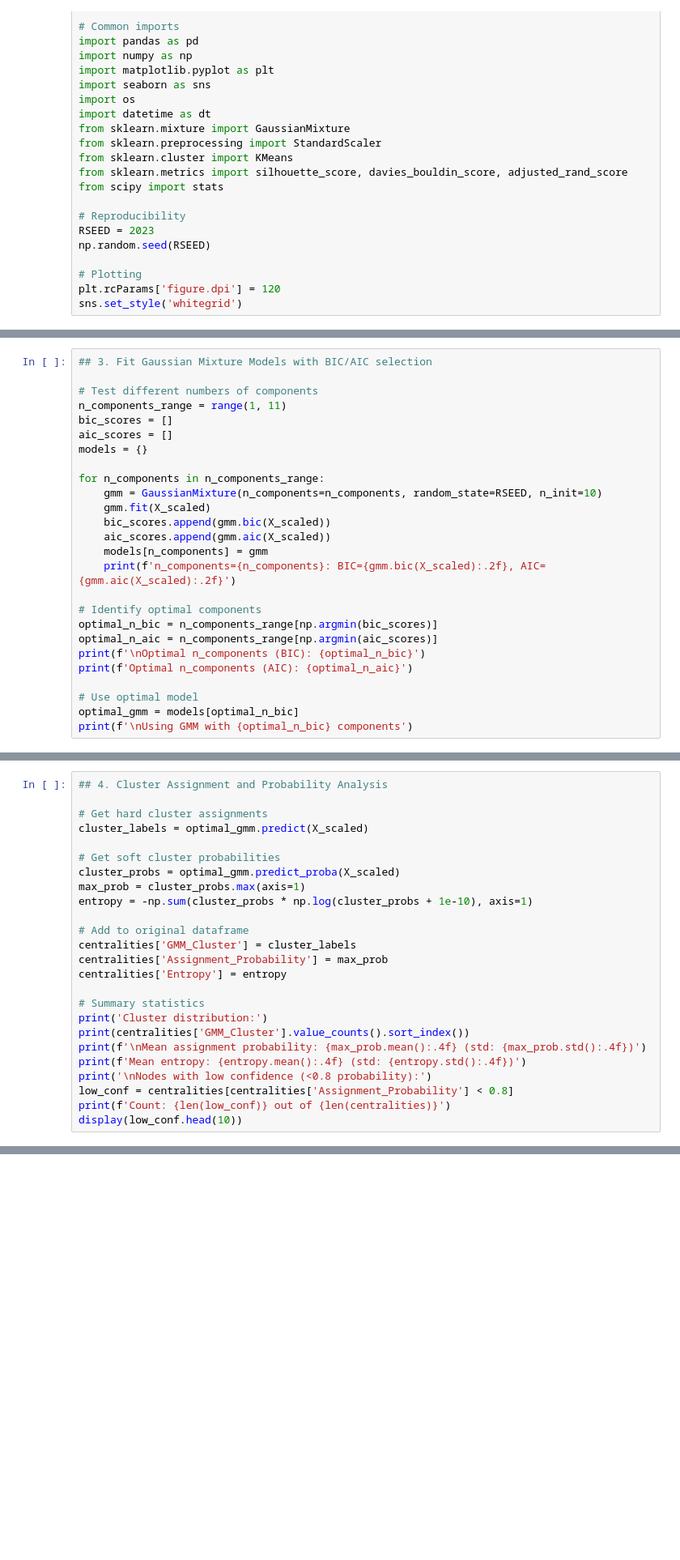
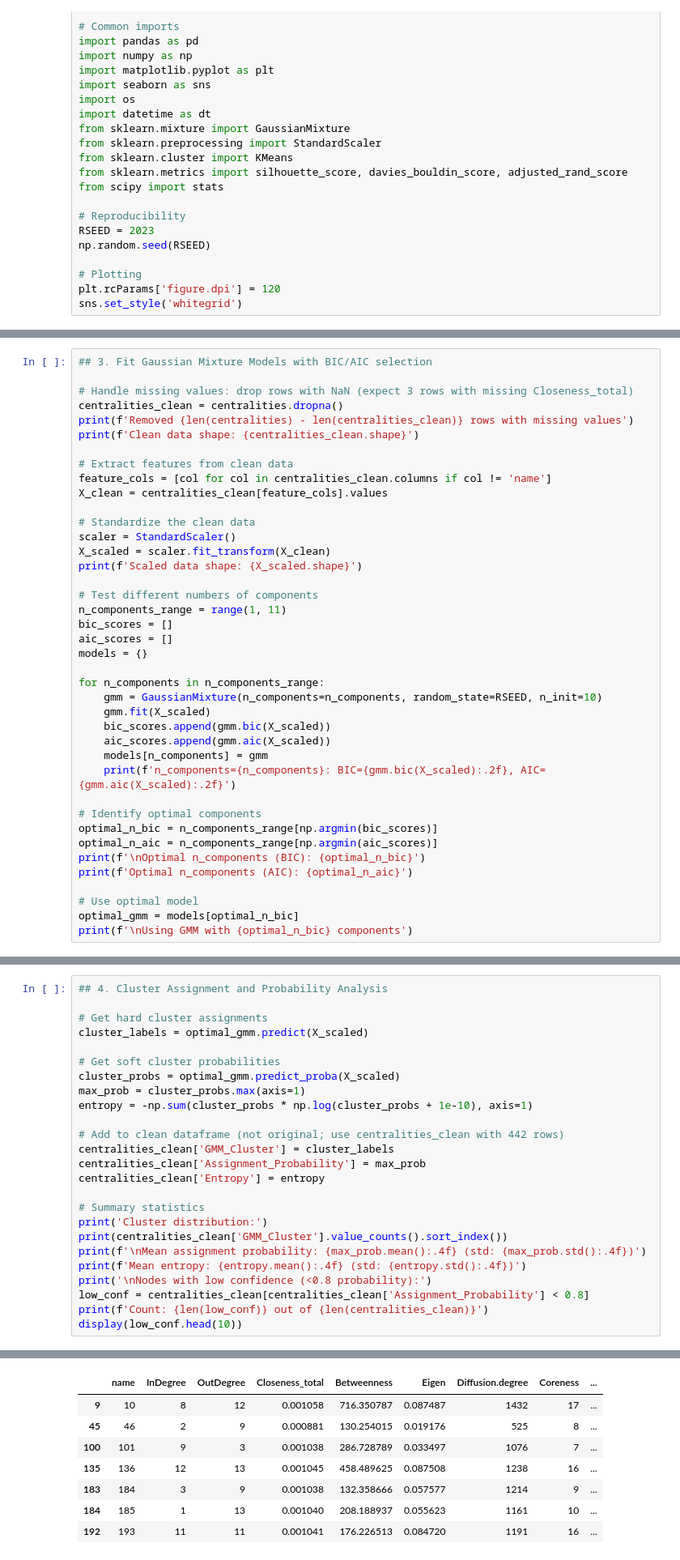
Before and after one commit to MustafaHameed/DS_F25, a Jupyter notebook: labook-code-main/ch09-model-based-clustering/ch09-model-based-clustering.ipynb, the cells around one changed output, grey strips where cells are left out. Shown at 81% size. Drawn from its saved outputs; the diff is of its cells as text; blank space fills up the shorter version.

```diff
--- a/labook-code-main/ch09-model-based-clustering/ch09-model-based-clustering.ipynb
+++ b/labook-code-main/ch09-model-based-clustering/ch09-model-based-clustering.ipynb
@@ -96,5 +126,19 @@ print('Scaled data shape:', X_scaled.shape)
 # %%
 ## 3. Fit Gaussian Mixture Models with BIC/AIC selection
+
+# Handle missing values: drop rows with NaN (expect 3 rows with missing Closeness_total)
+centralities_clean = centralities.dropna()
+print(f'Removed {len(centralities) - len(centralities_clean)} rows with missing values')
+print(f'Clean data shape: {centralities_clean.shape}')
+
+# Extract features from clean data
+feature_cols = [col for col in centralities_clean.columns if col != 'name']
+X_clean = centralities_clean[feature_cols].values
+
+# Standardize the clean data
+scaler = StandardScaler()
+X_scaled = scaler.fit_transform(X_clean)
+print(f'Scaled data shape: {X_scaled.shape}')
 
 # Test different numbers of components
 n_components_range = range(1, 11)
@@ -130,17 +193,18 @@ cluster_probs = optimal_gmm.predict_proba(X_scaled)
 max_prob = cluster_probs.max(axis=1)
 entropy = -np.sum(cluster_probs * np.log(cluster_probs + 1e-10), axis=1)
 
-# Add to original dataframe
-centralities['GMM_Cluster'] = cluster_labels
-centralities['Assignment_Probability'] = max_prob
-centralities['Entropy'] = entropy
+# Add to clean dataframe (not original; use centralities_clean with 442 rows)
+centralities_clean['GMM_Cluster'] = cluster_labels
+centralities_clean['Assignment_Probability'] = max_prob
+centralities_clean['Entropy'] = entropy
 
 # Summary statistics
 print('Cluster distribution:')
-print(centralities['GMM_Cluster'].value_counts().sort_index())
+print(centralities_clean['GMM_Cluster'].value_counts().sort_index())
 print(f'\nMean assignment probability: {max_prob.mean():.4f} (std: {max_prob.std():.4f})')
 print(f'Mean entropy: {entropy.mean():.4f} (std: {entropy.std():.4f})')
 print('\nNodes with low confidence (<0.8 probability):')
-low_conf = centralities[centralities['Assignment_Probability'] < 0.8]
-print(f'Count: {len(low_conf)} out of {len(centralities)}')
+low_conf = centralities_clean[centralities_clean['Assignment_Probability'] < 0.8]
+print(f'Count: {len(low_conf)} out of {len(centralities_clean)}')
 display(low_conf.head(10))
+# %% [output]
@@ -147,3 +244,11 @@ display(low_conf.head(10))
+|  | name | InDegree | OutDegree | Closeness_total | Betweenness | Eigen | Diffusion.degree | Coreness | ... |
+| 9 | 10 | 8 | 12 | 0.001058 | 716.350787 | 0.087487 | 1432 | 17 | ... |
+| 45 | 46 | 2 | 9 | 0.000881 | 130.254015 | 0.019176 | 525 | 8 | ... |
+| 100 | 101 | 9 | 3 | 0.001038 | 286.728789 | 0.033497 | 1076 | 7 | ... |
+| 135 | 136 | 12 | 13 | 0.001045 | 458.489625 | 0.087508 | 1238 | 16 | ... |
+| 183 | 184 | 3 | 9 | 0.001038 | 132.358666 | 0.057577 | 1214 | 9 | ... |
+| 184 | 185 | 1 | 13 | 0.001040 | 208.188937 | 0.055623 | 1161 | 10 | ... |
+| 192 | 193 | 11 | 11 | 0.001041 | 176.226513 | 0.084720 | 1191 | 16 | ... |
 # %%
 ## 5. Model Parameters and Cluster Characteristics
 
```
Also changed, not shown: parts of 9 cells of this notebook, 4 other files.
